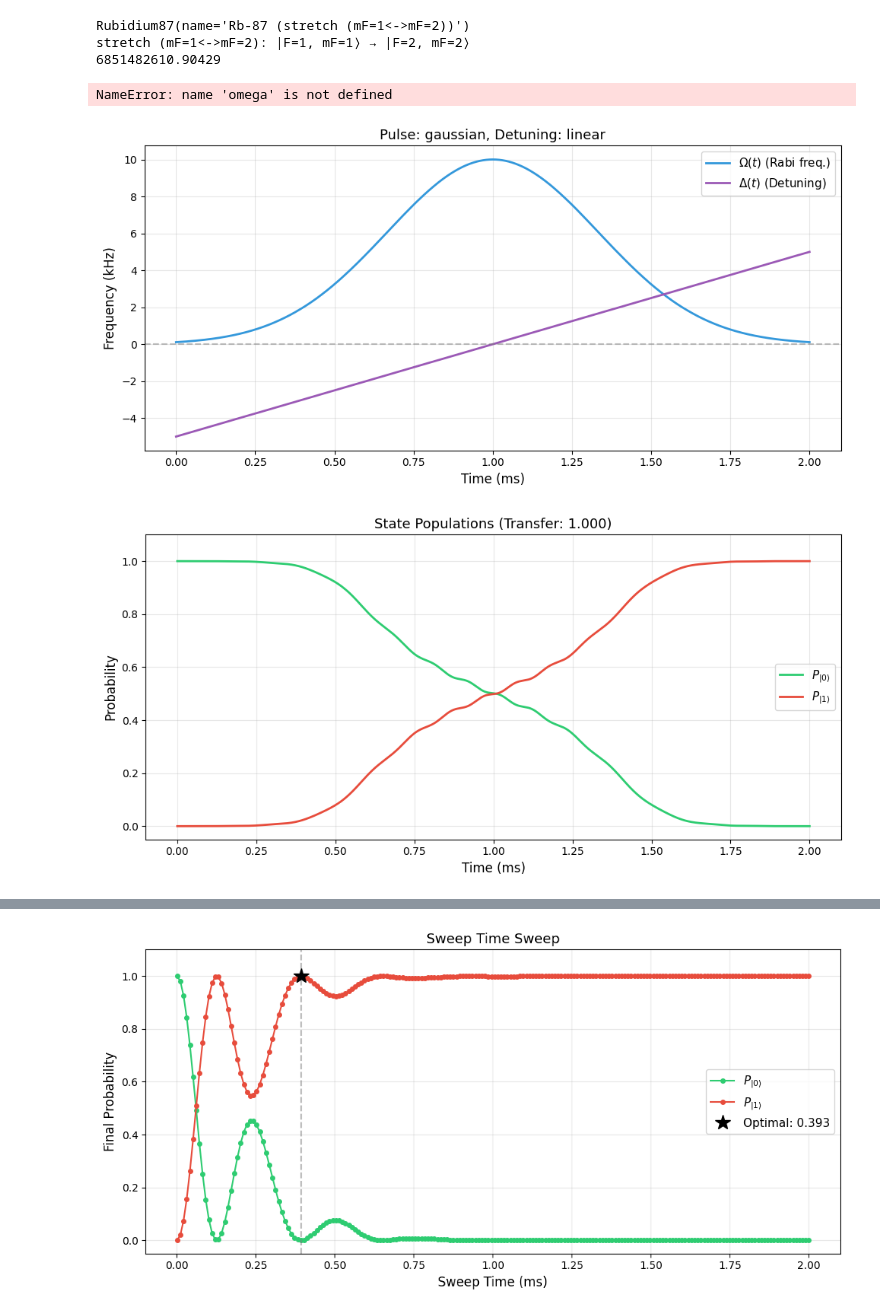
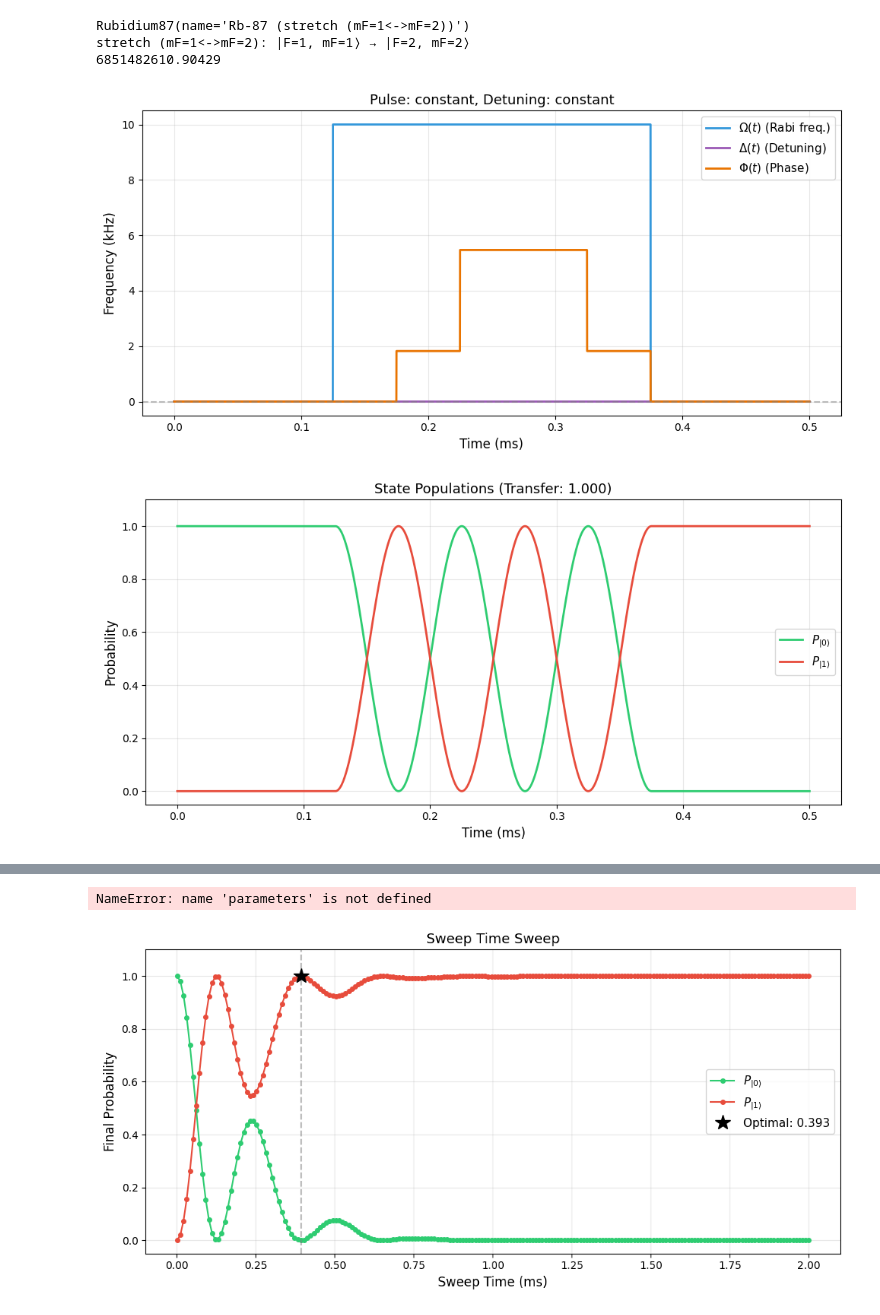
Before and after one commit to omaru-rb/RAP, a Jupyter notebook: notebooks/exp_simulation.ipynb, the cells around one changed output, grey strips where cells are left out. Saved outputs shown, nothing was run; the diff lists cells and outputs as text; code cells hidden in the pictures.

Commit message:
Ajout du controle de l'overshoot, du profil de phase BB1 et de presets de simulation.

```diff
--- a/notebooks/exp_simulation.ipynb
+++ b/notebooks/exp_simulation.ipynb
@@ -23,23 +23,43 @@ stretch (mF=1<->mF=2): |F=1, mF=1⟩ → |F=2, mF=2⟩
 # %%
 from rap_simulation.simulation import CompositePulse, SimulationParams
 import numpy as np
-parameters = SimulationParams(
-        T = 2e-3,
+def preset_sim(name, rotation, detuning=0, overshoot=0, rabi=2*np.pi*10e3):
+    if name=="BB1":
+        parameters = SimulationParams(
+        T = 5e-4,
         dt = 0.1e-6,
         omega = 2*np.pi*10e3,
-        phase=np.pi,
-        sweep_time = 2e-3,
-        freq_span = 2*np.pi*10e3,
-        freq_span_center = 0.0,
-    )
-rap = CompositePulse(atom, parameters)
-result = rap.run(pulse="gaussian")
+        theta=rotation,
+        freq_span = 0,
+        freq_span_center = detuning,
+        overshoot=overshoot,
+        )
+        rap = CompositePulse(atom, parameters)
+        result = rap.run(pulse="constant", phase="BB1")
+        return result
+    if name=="constant":
+        parameters = SimulationParams(
+        T = 5e-4,
+        dt = 0.1e-6,
+        omega = rabi,
+        theta=rotation,
+        freq_span = 0,
+        freq_span_center = detuning,
+        overshoot=overshoot,
+        sweep_time=rotation/rabi+overshoot,
+        t_center=2.5e-4
+        )
+        rap = CompositePulse(atom, parameters)
+        result = rap.run(pulse="constant", phase="constant")
+        return result
+
+result = preset_sim("BB1", np.pi, 0,0)
-# %% [output]
-NameError: name 'omega' is not defined
 # %%
-from rap_simulation.visualization.plots import plot_pulse_and_detuning, plot_probabilities
-fig = plot_pulse_and_detuning(result, time_unit="ms", freq_unit="kHz")
+from rap_simulation.visualization.plots import plot_pulse_detuning_and_phase, plot_probabilities
+from rap_simulation.visualization.bloch_animation import plot_bloch_trajectory
+fig = plot_pulse_detuning_and_phase(result, time_unit="ms", freq_unit="kHz")
 fig2 = plot_probabilities(result, time_unit="ms")
+fig3, bloch = plot_bloch_trajectory(result)
 # %% [output]
-[figure, old version]
+[figure, new version]
-[figure, old version]
+[figure, new version]
@@ -55,6 +76,8 @@ time_sweep_results = sweep_time_scan(atom = atom,
     pulse="gaussian",
     detuning="linear"
     )
+# %% [output]
+NameError: name 'parameters' is not defined
 # %%
 from rap_simulation.visualization.plots import plot_sweep_results
 fig = plot_sweep_results(
```
Also changed, not shown: parts of 1 cell of this notebook, 5 other files.
